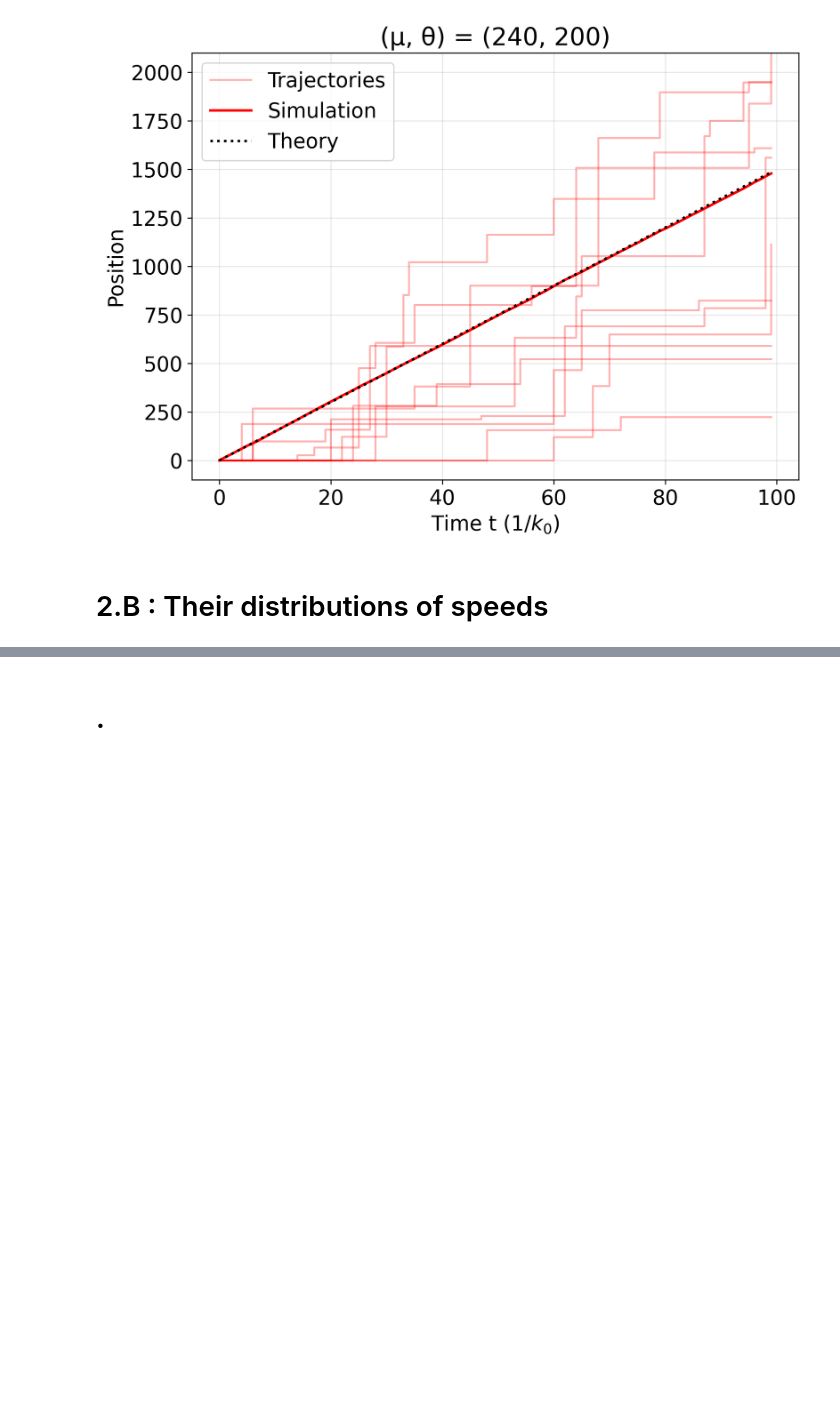
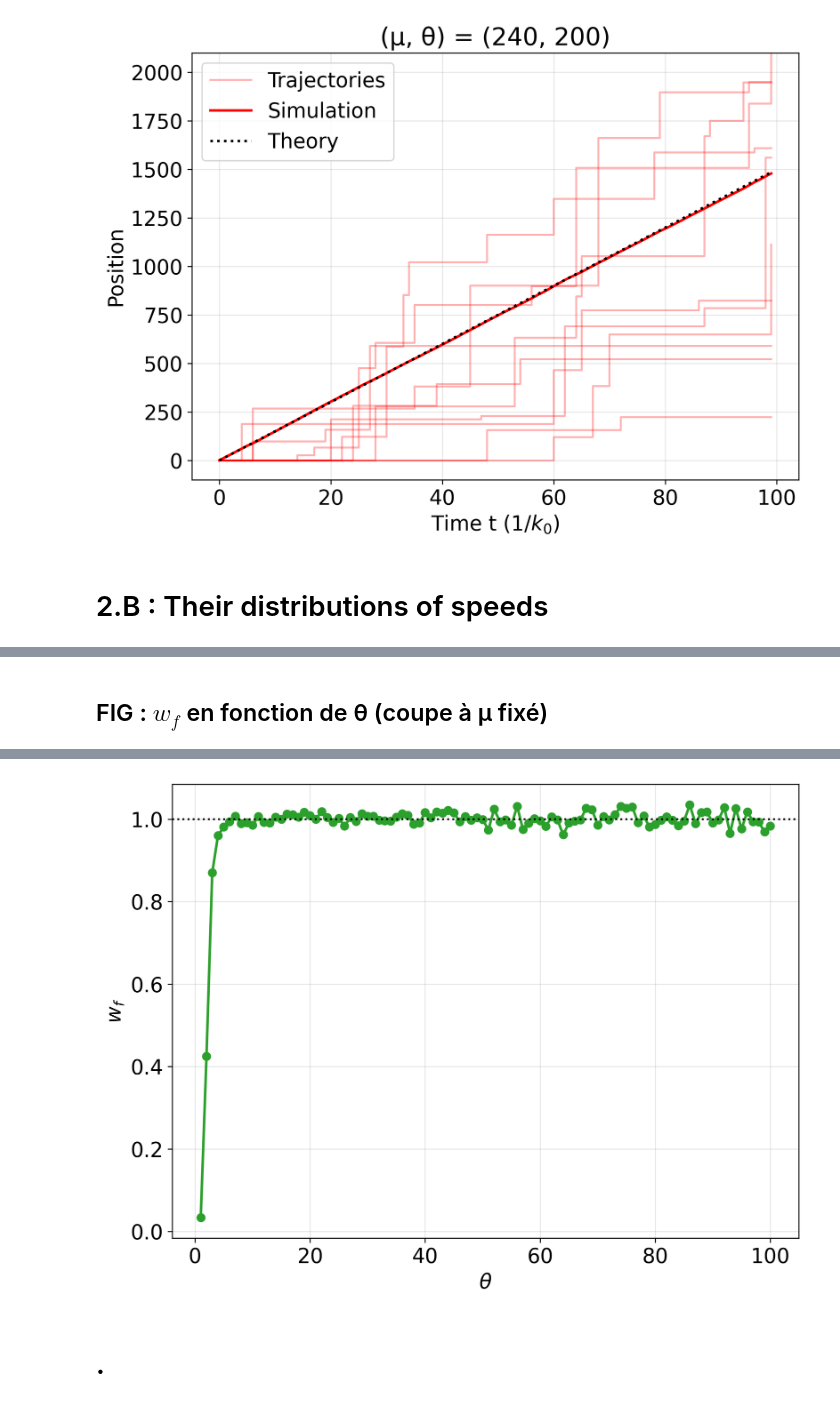
Before and after one commit to npelletbossot/Workspace, a Jupyter notebook: notebooks/figures/article_1/figure_2.ipynb, the cells around one changed output, grey strips where cells are left out. Drawn from its saved outputs; the diff is of its cells as text; code cells hidden in the pictures; blank space fills up the shorter version.

```diff
--- a/notebooks/figures/article_1/figure_2.ipynb
+++ b/notebooks/figures/article_1/figure_2.ipynb
@@ -494,0 +924,68 @@ plt.show()
+# %% [markdown]
+## FIG : $w_f$ en fonction de θ (coupe à µ fixé)
+# %%
+# ── Imports ──────────────────────────────────────────────────────────────────
+import numpy as np
+import polars as pl
+import matplotlib.pyplot as plt
+
+plt.rcParams["font.size"] = 16
+
+# ── Sélection du scénario ────────────────────────────────────────────────────
+df_scen_work = df_scen_nucleo[2]
+print("Working on :\n", df_scen_work)
+
+df_work = df_sorted.filter(
+    (df_sorted["land"] == df_scen_work["land"]) &
+    (df_sorted["s"] == df_scen_work["s"]) &
+    (df_sorted["l"] == df_scen_work["l"]) &
+    (df_sorted["bpmin"] == df_scen_work["bpmin"])
+)
+print(df_work)
+
+mus = np.unique(df_work["mu"].to_numpy())
+thetas = np.unique(df_work["theta"].to_numpy())
+print(mus, thetas)
+
+# ── wf vs theta (coupe à mu fixé) ────────────────────────────────────────────
+mus_cut = 160
+
+df_all_plot = df_work.filter(
+    pl.col("mu") == mus_cut
+)
+
+thetas = np.unique(df_all_plot["theta"].to_numpy())
+
+# ── Couleur (cohérence sémantique : vert dédié à cette quantité wf) ─────────
+color_list = ["tab:green"]
+color = color_list[0]
+
+# ── Plot ─────────────────────────────────────────────────────────────────────
+fig, ax = plt.subplots(figsize=(8, 6), dpi=300)
+
+df_mu = (
+    df_all_plot
+    .filter(pl.col("mu") == mus_cut)
+    .sort("theta")
+)
+
+theta = df_mu["theta"].to_numpy()
+wf = df_mu["wf"].to_numpy()
+
+ax.plot(
+    theta, wf,
+    marker="o",
+    lw=2,
+    color=color
+)
+
+ax.axhline(y=1, c="k", ls=":")
+
+# ── Styling ──────────────────────────────────────────────────────────────────
+ax.set_xlabel(r"$\theta$")
+ax.set_ylabel(r"$w_f$")
+ax.grid(True, alpha=0.3)
+
+plt.tight_layout()
+plt.show()
+# %% [output]
@@ -495,2 +1009,3 @@ plt.show()
+[figure, added]
 # %% [markdown]
 # .
```
Also changed, not shown: parts of 18 cells of this notebook, 1 other file.
